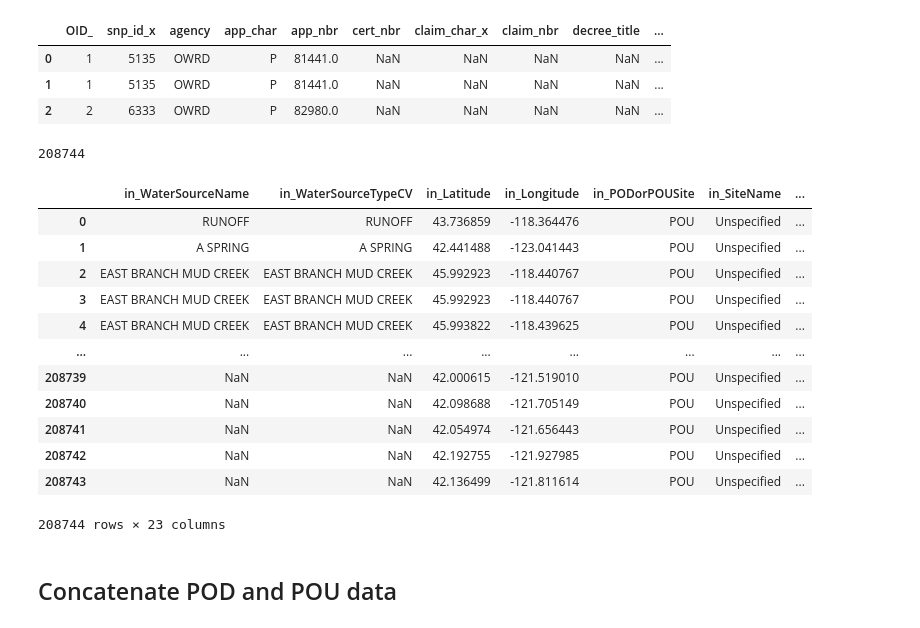
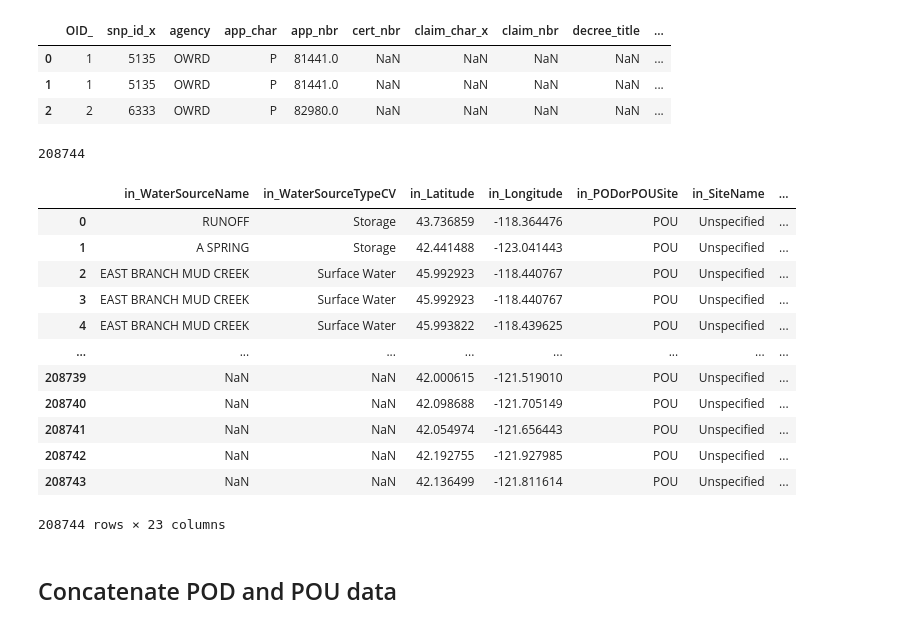
Before and after one commit to WSWCWaterDataExchange/MappingStatesDataToWaDE2.0, a Jupyter notebook: Oregon/WaterAllocation/0_PreProcessOregonAllocationData.ipynb, the cells around one changed output. Cells and saved outputs as stored; diff of their text form; code cells hidden in the pictures.

Commit message:
OK wr update.
OK wr update.  New groupby statement for allocationamounts.  Moved input  data to google drive.

```diff
--- a/Oregon/WaterAllocation/0_PreProcessOregonAllocationData.ipynb
+++ b/Oregon/WaterAllocation/0_PreProcessOregonAllocationData.ipynb
@@ -326,43 +326,43 @@ dfPOU = pd.DataFrame(columns=columnsList, index=df.index)
 
 # Water Source
 dfPOU["in_WaterSourceName"] = df['in_WaterSourceName'] # from POD data.
-dfPOU['in_WaterSourceTypeCV'] = df['in_WaterSourceName'] # from POD data.
+dfPOU['in_WaterSourceTypeCV'] = df['in_WaterSourceTypeCV'] # from POD data.
 
 # Site
 dfPOU["in_Latitude"] = df['Latitude']
 dfPOU["in_Longitude"] = df['Longitude']
 dfPOU["in_PODorPOUSite"] = "POU"
 dfPOU["in_SiteName"] = "Unspecified"
 dfPOU["in_SiteNativeID"] = "POU" + df['pou_use_id'].astype(str)
 dfPOU["in_SiteTypeCV"] = "Unspecified"
 
 # Allocation
 dfPOU["in_AllocationFlow_CFS"] = df['in_AllocationFlow_CFS'] # from POD data.
 dfPOD["in_AllocationCropDutyAmount"] = df['in_AllocationCropDutyAmount'] # from POD data.
 dfPOU['in_AllocationOwner'] =  df['in_AllocationOwner'] # from POD data.
 dfPOU["in_AllocationTimeframeEnd"] = df['in_AllocationTimeframeEnd'] # from POD data.
 dfPOU["in_AllocationTimeframeStart"] = df['in_AllocationTimeframeStart'] # from POD data.
 dfPOU["in_AllocationVolume_AF"] = df['in_AllocationVolume_AF'] # from POD data.
 dfPOU["in_IrrigatedAcreage"] = df['wris_acres'].astype(float)
 
 # Shared Elements
 dfPOU['in_AllocationNativeID'] = df['snp_id_x'].astype(str)  #for AllocationNativeID
 dfPOU['in_AllocationPriorityDate'] = df['priority_date_y'] # from POD data.
 dfPOU['in_AllocationTypeCV'] = df['claim_char_y']  # from POD data, for AllocationTypeCV
 dfPOU['in_BeneficialUseCategory'] = df['use_code_description_y']  # from POD data, for BeneficialUseCategory
 dfPOU['wris_link'] = df['wris_link_x']  #for WaterAllocationNativeURL
 
 dfPOU = dfPOU.drop_duplicates().reset_index(drop=True)
 print(len(dfPOU))
 dfPOU
 # %% [output]
 208744
 |  | in_WaterSourceName | in_WaterSourceTypeCV | in_Latitude | in_Longitude | in_PODorPOUSite | in_SiteName | ... |
-| 0 | RUNOFF | RUNOFF | 43.736859 | -118.364476 | POU | Unspecified | ... |
-| 1 | A SPRING | A SPRING | 42.441488 | -123.041443 | POU | Unspecified | ... |
-| 2 | EAST BRANCH MUD CREEK | EAST BRANCH MUD CREEK | 45.992923 | -118.440767 | POU | Unspecified | ... |
-| 3 | EAST BRANCH MUD CREEK | EAST BRANCH MUD CREEK | 45.992923 | -118.440767 | POU | Unspecified | ... |
-| 4 | EAST BRANCH MUD CREEK | EAST BRANCH MUD CREEK | 45.993822 | -118.439625 | POU | Unspecified | ... |
+| 0 | RUNOFF | Storage | 43.736859 | -118.364476 | POU | Unspecified | ... |
+| 1 | A SPRING | Storage | 42.441488 | -123.041443 | POU | Unspecified | ... |
+| 2 | EAST BRANCH MUD CREEK | Surface Water | 45.992923 | -118.440767 | POU | Unspecified | ... |
+| 3 | EAST BRANCH MUD CREEK | Surface Water | 45.992923 | -118.440767 | POU | Unspecified | ... |
+| 4 | EAST BRANCH MUD CREEK | Surface Water | 45.993822 | -118.439625 | POU | Unspecified | ... |
 | ... | ... | ... | ... | ... | ... | ... | ... |
 | 208739 | NaN | NaN | 42.000615 | -121.519010 | POU | Unspecified | ... |
 | 208740 | NaN | NaN | 42.098688 | -121.705149 | POU | Unspecified | ... |
```
Also changed, not shown: parts of 1 cell of this notebook, 53 other files.
